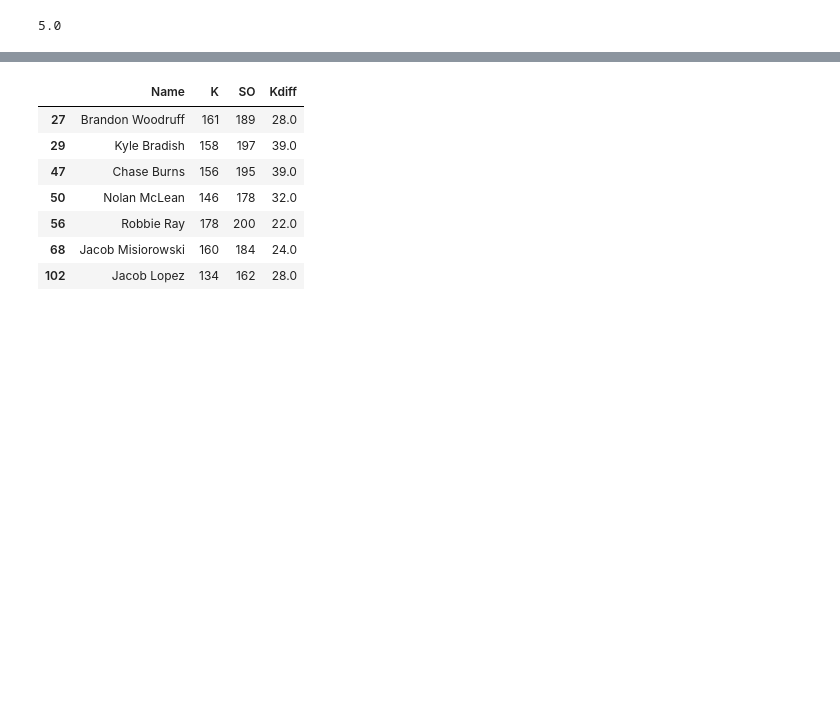
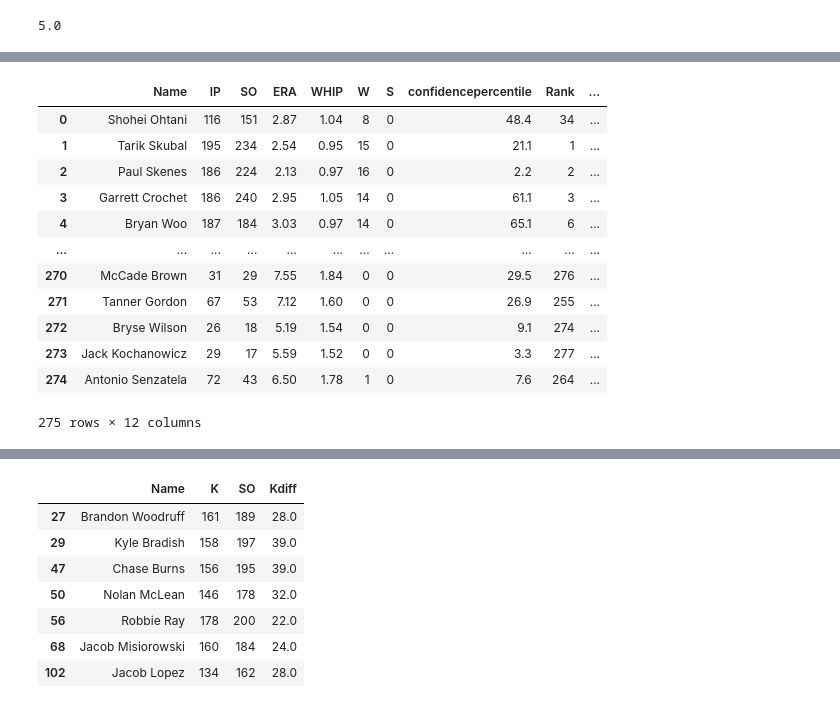
Before and after one commit to fantasy-toolz/mlb-player-predictions, a Jupyter notebook: RunPitchingProjections.ipynb, the cells around one changed output, grey strips where cells are left out. Drawn from its saved outputs; the diff is of its cells as text; code cells hidden in the pictures; blank space fills up the shorter version.

```diff
--- a/RunPitchingProjections.ipynb
+++ b/RunPitchingProjections.ipynb
@@ -485,3 +367,23 @@ CP
+# %%
+# pick columns to print to csv
+savecols = ['Name','IP','SO','ERA','WHIP','W','S','confidencepercentile','Rank','rank_avedraft','rank_stddraft','rank_ecrdraft']
+
+CPshort = CP[savecols]
+CPshort.to_csv('predictions/2026/all/pitcher_predictions_confidence.csv',index=False)
+# %% [output]
+|  | Name | IP | SO | ERA | WHIP | W | S | confidencepercentile | Rank | ... |
+| 0 | Shohei Ohtani | 116 | 151 | 2.87 | 1.04 | 8 | 0 | 48.4 | 34 | ... |
+| 1 | Tarik Skubal | 195 | 234 | 2.54 | 0.95 | 15 | 0 | 21.1 | 1 | ... |
+| 2 | Paul Skenes | 186 | 224 | 2.13 | 0.97 | 16 | 0 | 2.2 | 2 | ... |
+| 3 | Garrett Crochet | 186 | 240 | 2.95 | 1.05 | 14 | 0 | 61.1 | 3 | ... |
+| 4 | Bryan Woo | 187 | 184 | 3.03 | 0.97 | 14 | 0 | 65.1 | 6 | ... |
+| ... | ... | ... | ... | ... | ... | ... | ... | ... | ... | ... |
+| 270 | McCade Brown | 31 | 29 | 7.55 | 1.84 | 0 | 0 | 29.5 | 276 | ... |
+| 271 | Tanner Gordon | 67 | 53 | 7.12 | 1.60 | 0 | 0 | 26.9 | 255 | ... |
+| 272 | Bryse Wilson | 26 | 18 | 5.19 | 1.54 | 0 | 0 | 9.1 | 274 | ... |
+| 273 | Jack Kochanowicz | 29 | 17 | 5.59 | 1.52 | 0 | 0 | 3.3 | 277 | ... |
+| 274 | Antonio Senzatela | 72 | 43 | 6.50 | 1.78 | 1 | 0 | 7.6 | 264 | ... |
+275 rows × 12 columns
 # %%
 CP['Kdiff'] = CP['SO'].astype(float)-CP['K'].astype(float)
 # %%
```
Also changed, not shown: parts of 26 cells of this notebook, 5 other files.
